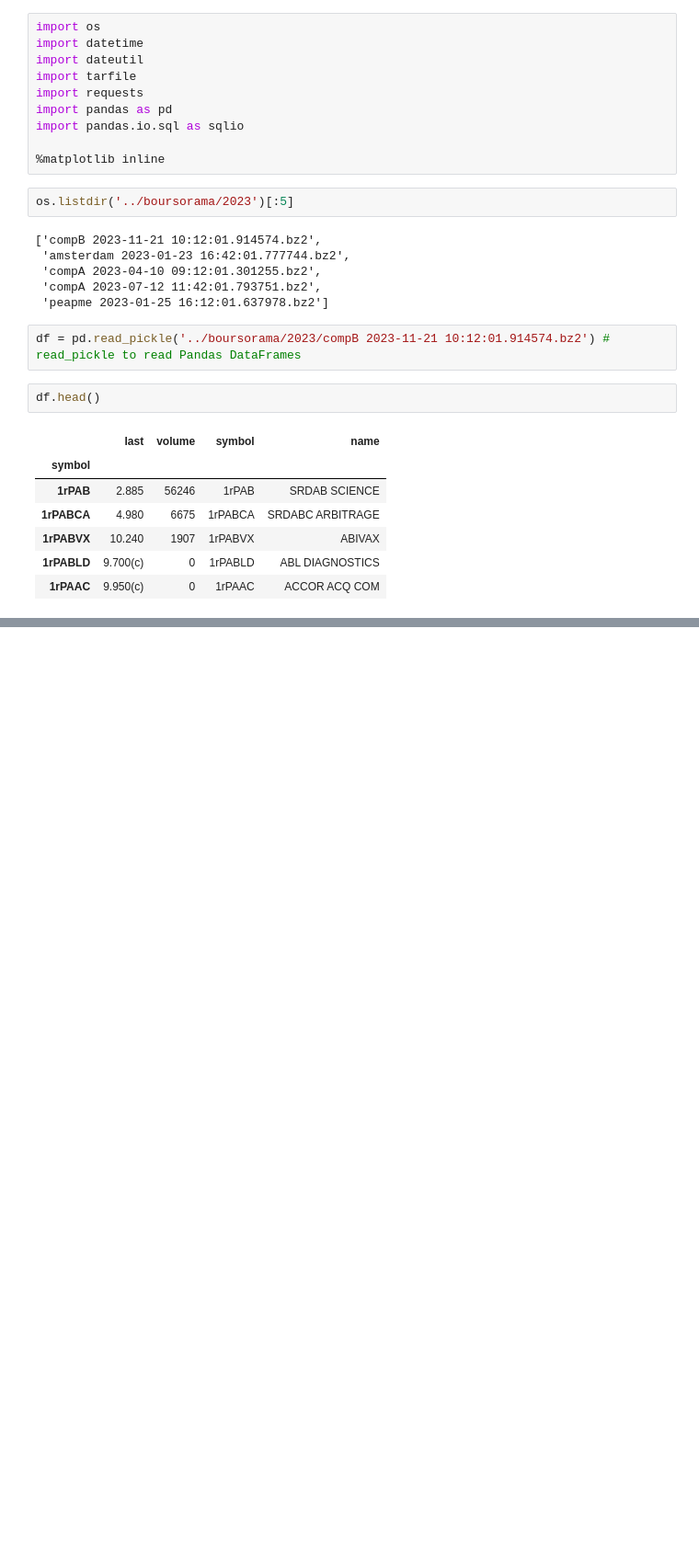
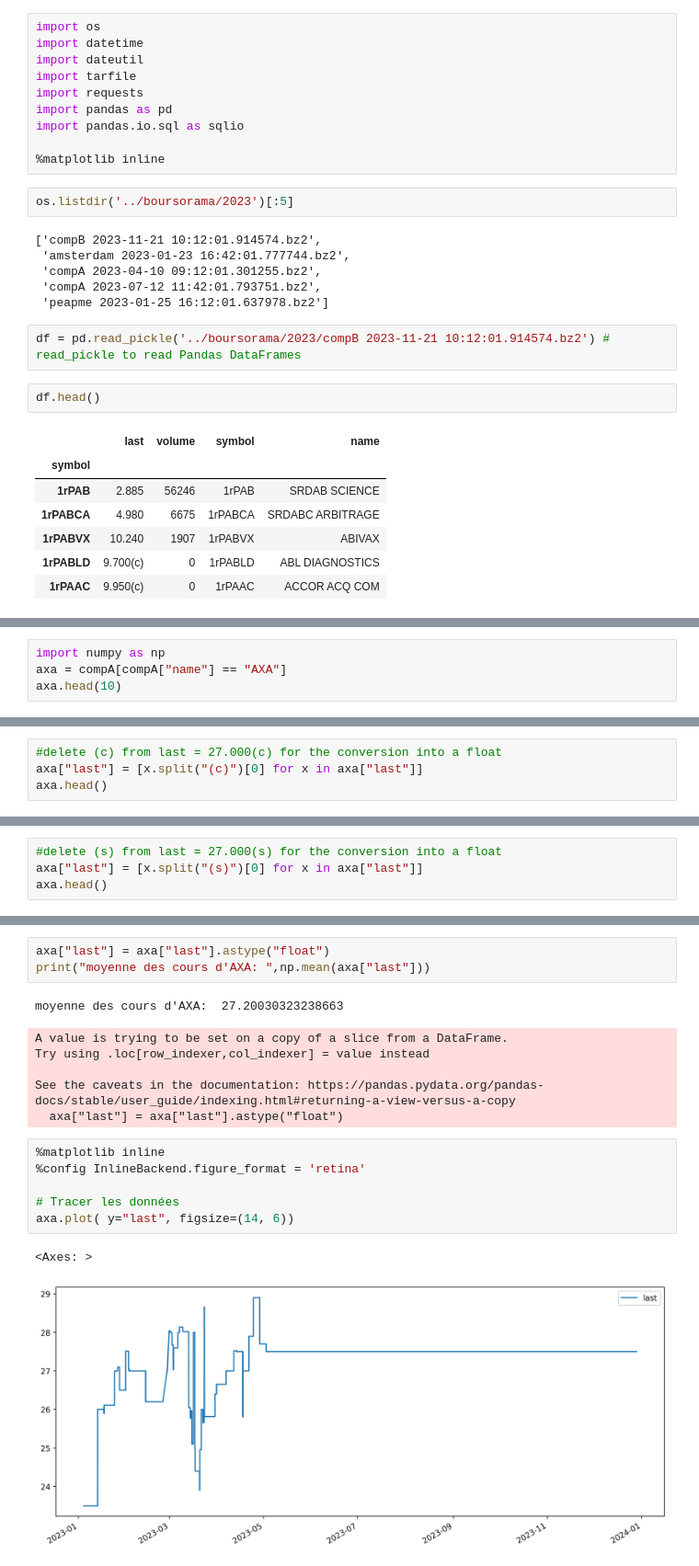
Before and after one commit to sankBalde/BigData, a Jupyter notebook: Notebooks/filter_data.ipynb, the cells around one changed output, grey strips where cells are left out. Shown at 92% size. Cells and saved outputs as stored; diff of their text form; blank space fills up the shorter version.

```diff
--- a/Notebooks/filter_data.ipynb
+++ b/Notebooks/filter_data.ipynb
@@ -30,0 +90,4 @@ df.head()
+# %%
+import numpy as np
+axa = compA[compA["name"] == "AXA"]
+axa.head(10)
@@ -30,0 +106,4 @@ df.head()
+# %%
+#delete (c) from last = 27.000(c) for the conversion into a float
+axa["last"] = [x.split("(c)")[0] for x in axa["last"]]
+axa.head()
@@ -30,0 +122,4 @@ df.head()
+# %%
+#delete (s) from last = 27.000(s) for the conversion into a float
+axa["last"] = [x.split("(s)")[0] for x in axa["last"]]
+axa.head()
@@ -30,0 +138,19 @@ df.head()
+# %%
+axa["last"] = axa["last"].astype("float")
+print("moyenne des cours d'AXA: ",np.mean(axa["last"]))
+# %% [output]
+moyenne des cours d'AXA:  27.20030323238663
+A value is trying to be set on a copy of a slice from a DataFrame.
+Try using .loc[row_indexer,col_indexer] = value instead
+
+See the caveats in the documentation: https://pandas.pydata.org/pandas-docs/stable/user_guide/indexing.html#returning-a-view-versus-a-copy
+  axa["last"] = axa["last"].astype("float")
+# %%
+%matplotlib inline
+%config InlineBackend.figure_format = 'retina'
+
+# Tracer les données
+axa.plot( y="last", figsize=(14, 6))
+# %% [output]
+<Axes: >
+[figure, added]
```
Also changed, not shown: parts of 22 cells of this notebook, 1 other file.
